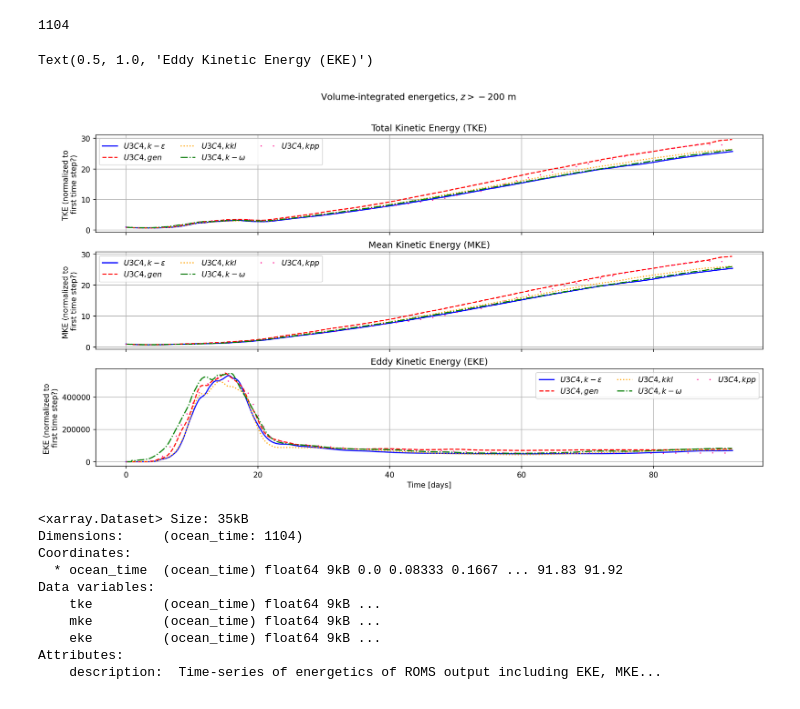
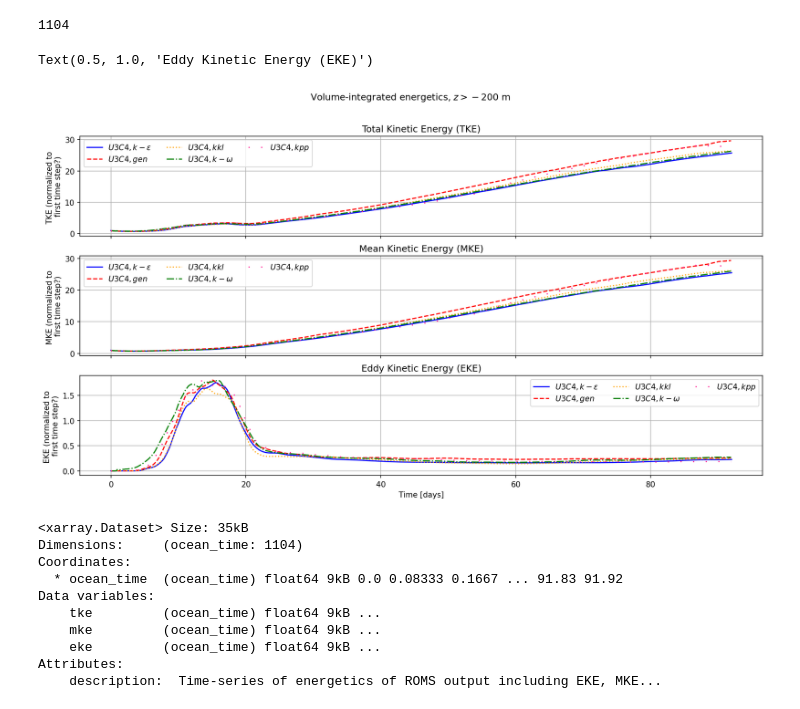
Before and after one commit to bundzis/beaufort_jet, a Jupyter notebook: Scripts/Analysis/plot_timeseries_M2_N2.ipynb, the cells around one changed output. Cells and saved outputs as stored; diff of their text form; code cells hidden in the pictures.

Commit message:
reading in corrupt output and made corrupt plot

```diff
--- a/Scripts/Analysis/plot_timeseries_M2_N2.ipynb
+++ b/Scripts/Analysis/plot_timeseries_M2_N2.ipynb
@@ -296,17 +331,17 @@ fig, ax = plt.subplots(3, 1, figsize=(16,8),dpi=150)
 
 # Plot TKE
 # Run with sea ice, 500 m resolution, u3c4, k-epsilon
-ax[0].plot(roms_energetics_u3c4_keps.ocean_time[:1105], (roms_energetics_u3c4_keps.tke[:1105] / roms_energetics_u3c4_keps.tke[0]), label = '$U3C4,k-\epsilon$', color=energy_colors[0])
+ax[0].plot(roms_energetics_u3c4_keps.ocean_time[:1105], (roms_energetics_u3c4_keps.tke[:1105] / roms_energetics_u3c4_keps.mke[0]), label = '$U3C4,k-\epsilon$', color=energy_colors[0])
 # Run without sea ice, 500 m resolution, u3c4, k-epsilon
-#ax[0].plot(roms_energetics_u3c4_keps.ocean_time, (roms_energetics_u3c4_keps.tke / roms_energetics_u3c4_keps.tke[0]), label = '$U3C4,k-\epsilon$', color=energy_colors[])
+#ax[0].plot(roms_energetics_u3c4_keps.ocean_time, (roms_energetics_u3c4_keps.tke / roms_energetics_u3c4_keps.mke[0]), label = '$U3C4,k-\epsilon$', color=energy_colors[])
 # Constant forcing, U3C4, gen
-ax[0].plot(roms_energetics_u3c4_gen.ocean_time, (roms_energetics_u3c4_gen.tke / roms_energetics_u3c4_gen.tke[0]), label = '$U3C4,gen$', color=energy_colors[1], linestyle='--')
+ax[0].plot(roms_energetics_u3c4_gen.ocean_time, (roms_energetics_u3c4_gen.tke / roms_energetics_u3c4_gen.mke[0]), label = '$U3C4,gen$', color=energy_colors[1], linestyle='--')
 # Constant forcing, U3C4, kkl
-ax[0].plot(roms_energetics_u3c4_kkl.ocean_time, (roms_energetics_u3c4_kkl.tke / roms_energetics_u3c4_kkl.tke[0]), label = '$U3C4,kkl$', color=energy_colors[2], linestyle=':')
+ax[0].plot(roms_energetics_u3c4_kkl.ocean_time, (roms_energetics_u3c4_kkl.tke / roms_energetics_u3c4_kkl.mke[0]), label = '$U3C4,kkl$', color=energy_colors[2], linestyle=':')
 # Constant forcing, U3C4, k-omega
-ax[0].plot(roms_energetics_u3c4_komega.ocean_time, (roms_energetics_u3c4_komega.tke / roms_energetics_u3c4_komega.tke[0]), label = '$U3C4,k-\omega$', color=energy_colors[3], linestyle='-.')
+ax[0].plot(roms_energetics_u3c4_komega.ocean_time, (roms_energetics_u3c4_komega.tke / roms_energetics_u3c4_komega.mke[0]), label = '$U3C4,k-\omega$', color=energy_colors[3], linestyle='-.')
 # Constant forcing, U3C4, kpp
-ax[0].plot(roms_energetics_u3c4_kpp.ocean_time, (roms_energetics_u3c4_kpp.tke / roms_energetics_u3c4_kpp.tke[0]), label = '$U3C4,kpp$', color=energy_colors[4], linestyle=(0, (1, 10)))
+ax[0].plot(roms_energetics_u3c4_kpp.ocean_time, (roms_energetics_u3c4_kpp.tke / roms_energetics_u3c4_kpp.mke[0]), label = '$U3C4,kpp$', color=energy_colors[4], linestyle=(0, (1, 10)))
 
 # Plot MKE
 # plt.plot(time, dse.mke / dse.mke[0], label = 'MKE', color='powderblue')
@@ -326,17 +361,17 @@ ax[1].plot(roms_energetics_u3c4_kpp.ocean_time, (roms_energetics_u3c4_kpp.mke /
 # # Plot EKE
 # plt.plot(time, dse.eke / dse.eke[0], label = 'EKE', color='lightblue')
 # Run with sea ice, 500 m resolution, u3c4, k-epsilon
-ax[2].plot(roms_energetics_u3c4_keps.ocean_time[:1105], (roms_energetics_u3c4_keps.eke[:1105] / roms_energetics_u3c4_keps.eke[0]), label = '$U3C4,k-\epsilon$', color=energy_colors[0])
+ax[2].plot(roms_energetics_u3c4_keps.ocean_time[:1105], (roms_energetics_u3c4_keps.eke[:1105] / roms_energetics_u3c4_keps.mke[0]), label = '$U3C4,k-\epsilon$', color=energy_colors[0])
 # Run without sea ice, 500 m resolution, u3c4, k-epsilon
 #ax[2].plot(roms_energetics_u3c4_keps.ocean_time, (roms_energetics_u3c4_keps.eke / roms_energetics_u3c4_keps.eke[0]), label = '$U3C4,k-\epsilon$', color='powderblue')
 # Constant forcing, U3C4, gen
-ax[2].plot(roms_energetics_u3c4_gen.ocean_time, (roms_energetics_u3c4_gen.eke / roms_energetics_u3c4_gen.eke[0]), label = '$U3C4,gen$', color=energy_colors[1], linestyle='--')
+ax[2].plot(roms_energetics_u3c4_gen.ocean_time, (roms_energetics_u3c4_gen.eke / roms_energetics_u3c4_gen.mke[0]), label = '$U3C4,gen$', color=energy_colors[1], linestyle='--')
 # Constant forcing, U3C4, kkl
-ax[2].plot(roms_energetics_u3c4_kkl.ocean_time, (roms_energetics_u3c4_kkl.eke / roms_energetics_u3c4_kkl.eke[0]), label = '$U3C4,kkl$', color=energy_colors[2], linestyle=':')
+ax[2].plot(roms_energetics_u3c4_kkl.ocean_time, (roms_energetics_u3c4_kkl.eke / roms_energetics_u3c4_kkl.mke[0]), label = '$U3C4,kkl$', color=energy_colors[2], linestyle=':')
 # Constant forcing, U3C4, k-omega
-ax[2].plot(roms_energetics_u3c4_komega.ocean_time, (roms_energetics_u3c4_komega.eke / roms_energetics_u3c4_komega.eke[0]), label = '$U3C4,k-\omega$', color=energy_colors[3], linestyle='-.')
+ax[2].plot(roms_energetics_u3c4_komega.ocean_time, (roms_energetics_u3c4_komega.eke / roms_energetics_u3c4_komega.mke[0]), label = '$U3C4,k-\omega$', color=energy_colors[3], linestyle='-.')
 # Constant forcing, U3C4, kpp
-ax[2].plot(roms_energetics_u3c4_kpp.ocean_time, (roms_energetics_u3c4_kpp.eke / roms_energetics_u3c4_kpp.eke[0]), label = '$U3C4,kpp$', color=energy_colors[4], linestyle=(0, (1, 10)))
+ax[2].plot(roms_energetics_u3c4_kpp.ocean_time, (roms_energetics_u3c4_kpp.eke / roms_energetics_u3c4_kpp.mke[0]), label = '$U3C4,kpp$', color=energy_colors[4], linestyle=(0, (1, 10)))
 
 
 
@@ -346,33 +381,33 @@ ax[2].plot(roms_energetics_u3c4_kpp.ocean_time, (roms_energetics_u3c4_kpp.eke /
 
 
 # Add legend
 ax[0].legend(ncols=3)
 ax[1].legend(ncols=3)
 ax[2].legend(ncols=3)
 
 # Label Plots
 # # x-axes
 ax[0].set_xticklabels([])
 ax[1].set_xticklabels([])
 ax[2].set_xlabel('Time [days]')
 
 # Add grid
 ax[0].grid()
 ax[1].grid()
 ax[2].grid()
 
 # y-axes
 ax[0].set_ylabel('TKE (normalized to \nfirst time step?)')
 ax[1].set_ylabel('MKE (normalized to \nfirst time step?)')
 ax[2].set_ylabel('EKE (normalized to \nfirst time step?)')
 
 # titles
 fig.suptitle('Volume-integrated energetics, $z>-200$ m')
 ax[0].set_title('Total Kinetic Energy (TKE)')
 ax[1].set_title('Mean Kinetic Energy (MKE)')
 ax[2].set_title('Eddy Kinetic Energy (EKE)')
 # %% [output]
 Text(0.5, 1.0, 'Eddy Kinetic Energy (EKE)')
-[figure, old version]
+[figure, new version]
 # %%
 # Plot time series comparing horizontal advection schemes
```
Also changed, not shown: parts of 16 cells of this notebook.
